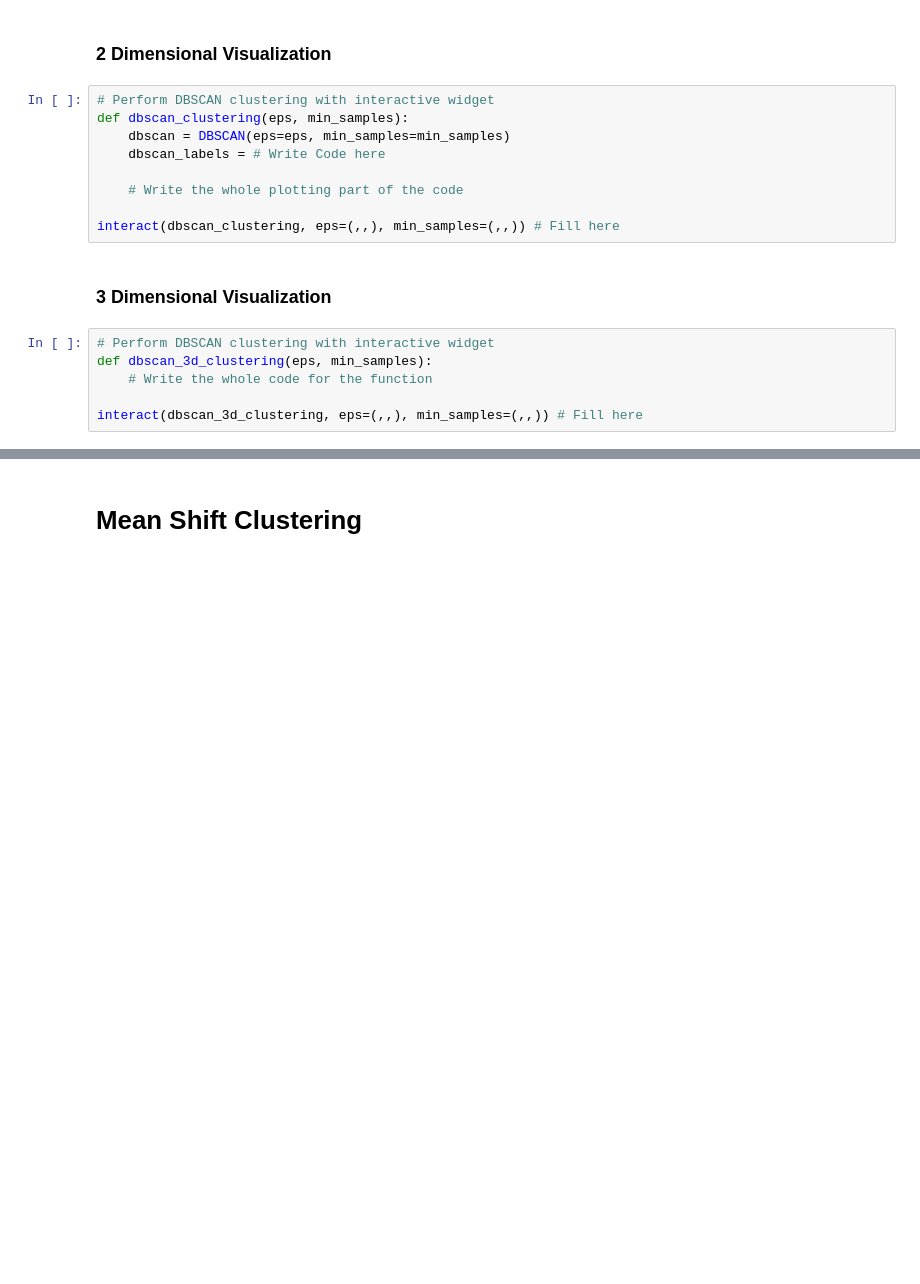
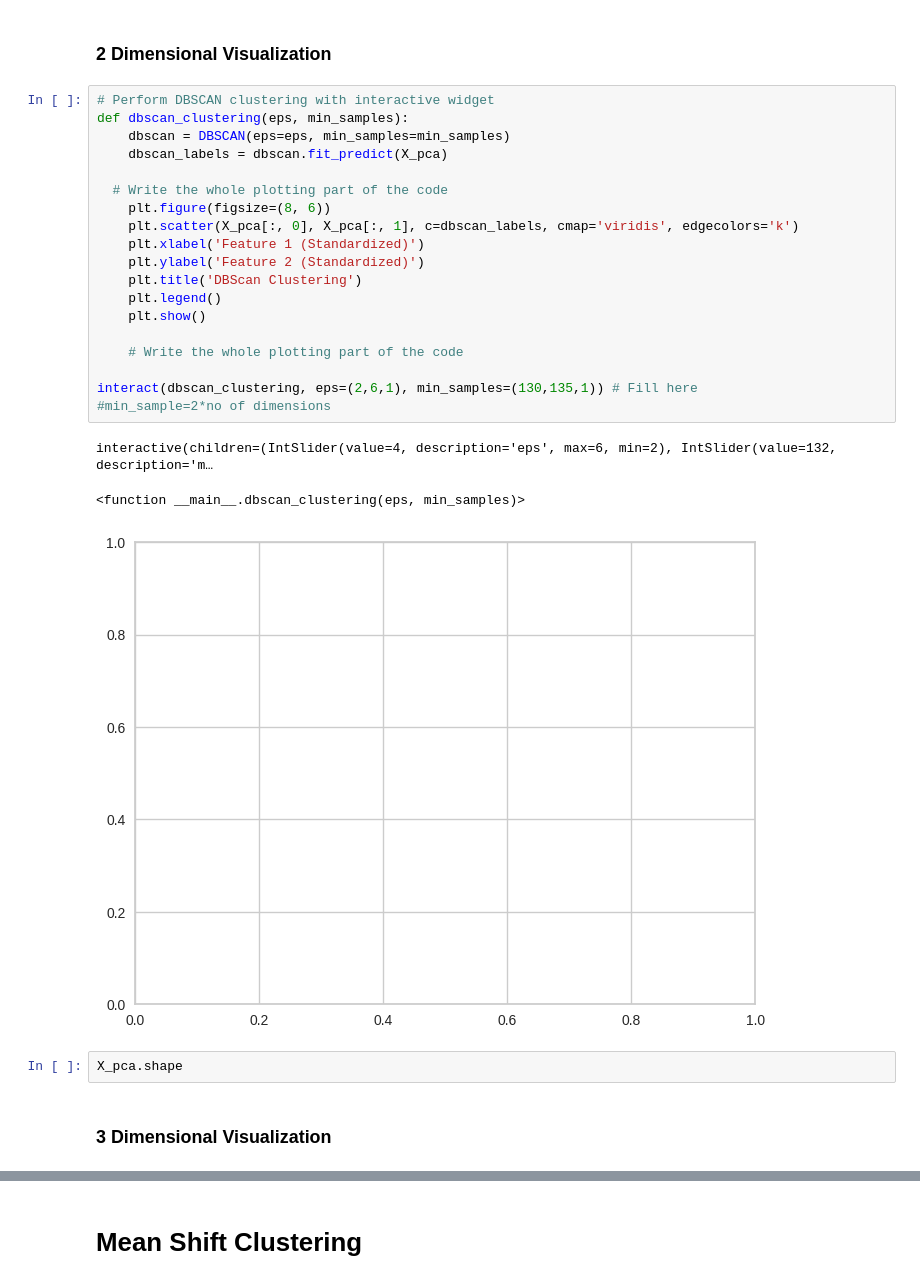
Before and after one commit to MonilMehta/Synapse_LP, a Jupyter notebook: Synapse_LP_Week3.ipynb, the cells around one changed output, grey strips where cells are left out. Cells and saved outputs as stored; diff of their text form; blank space fills up the shorter version.

```diff
--- a/Synapse_LP_Week3.ipynb
+++ b/Synapse_LP_Week3.ipynb
@@ -560,17 +555,27 @@ This article provides a detailed explanation of DBSCAN, including its underlying
 # %%
 # Perform DBSCAN clustering with interactive widget
 def dbscan_clustering(eps, min_samples):
     dbscan = DBSCAN(eps=eps, min_samples=min_samples)
-    dbscan_labels = # Write Code here
+    dbscan_labels = dbscan.fit_predict(X_pca)
+
+  # Write the whole plotting part of the code
+    plt.figure(figsize=(8, 6))
+    plt.scatter(X_pca[:, 0], X_pca[:, 1], c=dbscan_labels, cmap='viridis', edgecolors='k')
+    plt.xlabel('Feature 1 (Standardized)')
+    plt.ylabel('Feature 2 (Standardized)')
+    plt.title('DBScan Clustering')
+    plt.legend()
+    plt.show()
 
     # Write the whole plotting part of the code
 
-interact(dbscan_clustering, eps=(,,), min_samples=(,,)) # Fill here
+interact(dbscan_clustering, eps=(2,6,1), min_samples=(130,135,1)) # Fill here
+#min_sample=2*no of dimensions
+# %% [output]
+interactive(children=(IntSlider(value=4, description='eps', max=6, min=2), IntSlider(value=132, description='m…
+<function __main__.dbscan_clustering(eps, min_samples)>
+[figure, added]
+# %%
+X_pca.shape
 # %% [markdown]
 ### 3 Dimensional Visualization
-# %%
-# Perform DBSCAN clustering with interactive widget
-def dbscan_3d_clustering(eps, min_samples):
-    # Write the whole code for the function
-
-interact(dbscan_3d_clustering, eps=(,,), min_samples=(,,)) # Fill here
```
Also changed, not shown: parts of 10 cells of this notebook.
